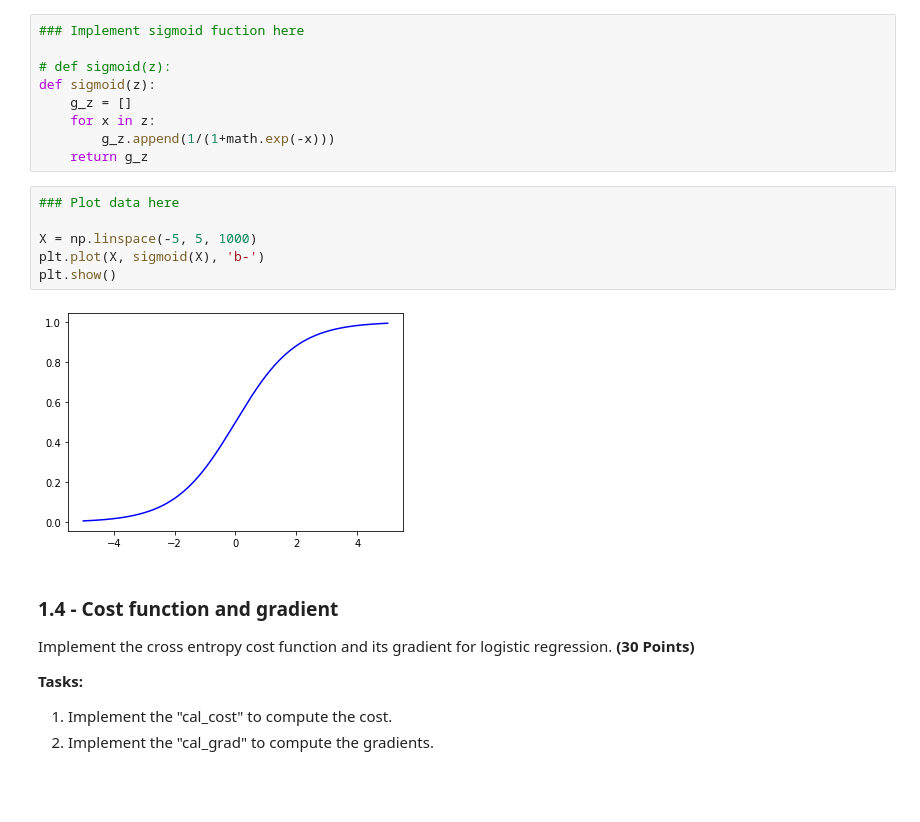
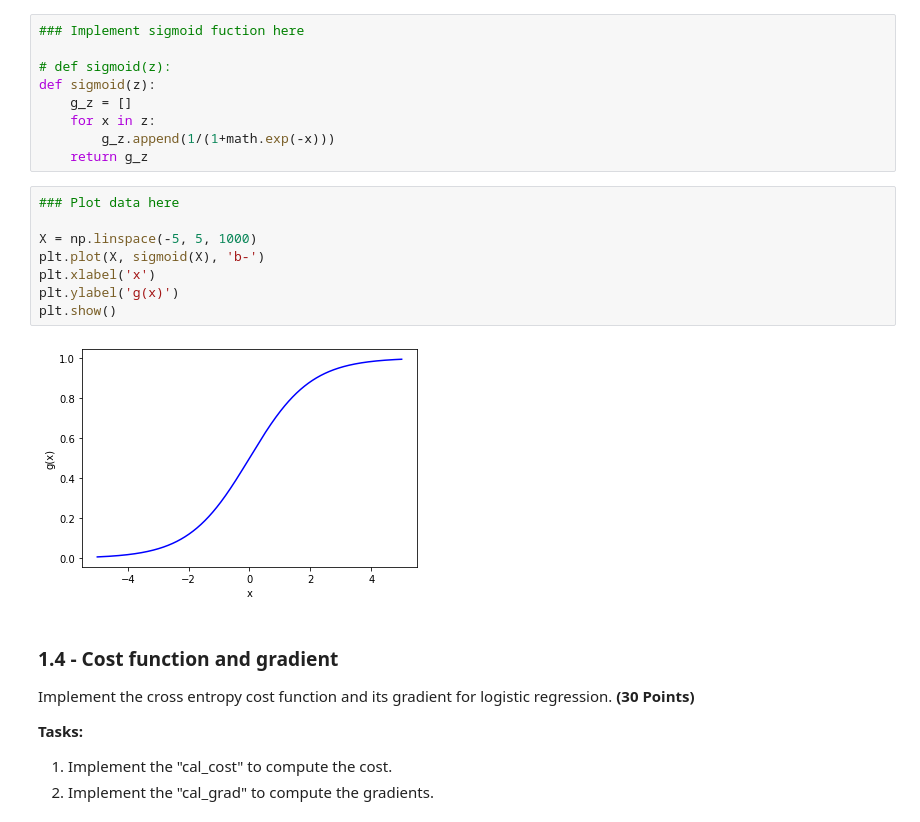
Before and after one commit to NChitty/CAP4630, a Jupyter notebook: hw2/Homework_02_colab.ipynb, the cells around one changed output. Saved outputs shown, nothing was run; the diff lists cells and outputs as text; blank space fills up the shorter version.

```diff
--- a/hw2/Homework_02_colab.ipynb
+++ b/hw2/Homework_02_colab.ipynb
@@ -93,11 +93,13 @@ def sigmoid(z):
 # %%
 ### Plot data here
 
 X = np.linspace(-5, 5, 1000)
 plt.plot(X, sigmoid(X), 'b-')
+plt.xlabel('x')
+plt.ylabel('g(x)')
 plt.show()
 # %% [output]
-[figure, old version]
+[figure, new version]
 # %% [markdown]
 ### 1.4 - Cost function and gradient ##
 
```
